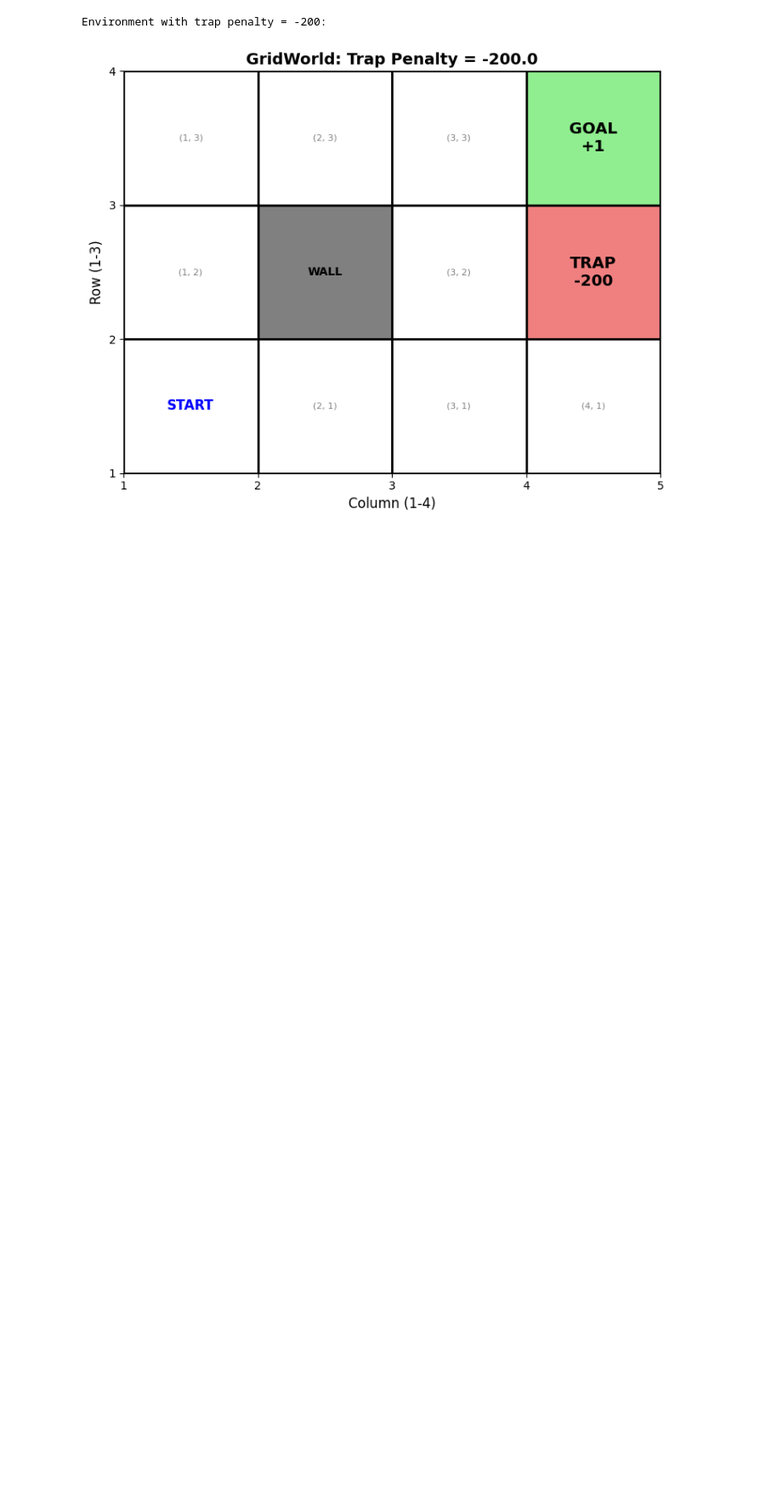
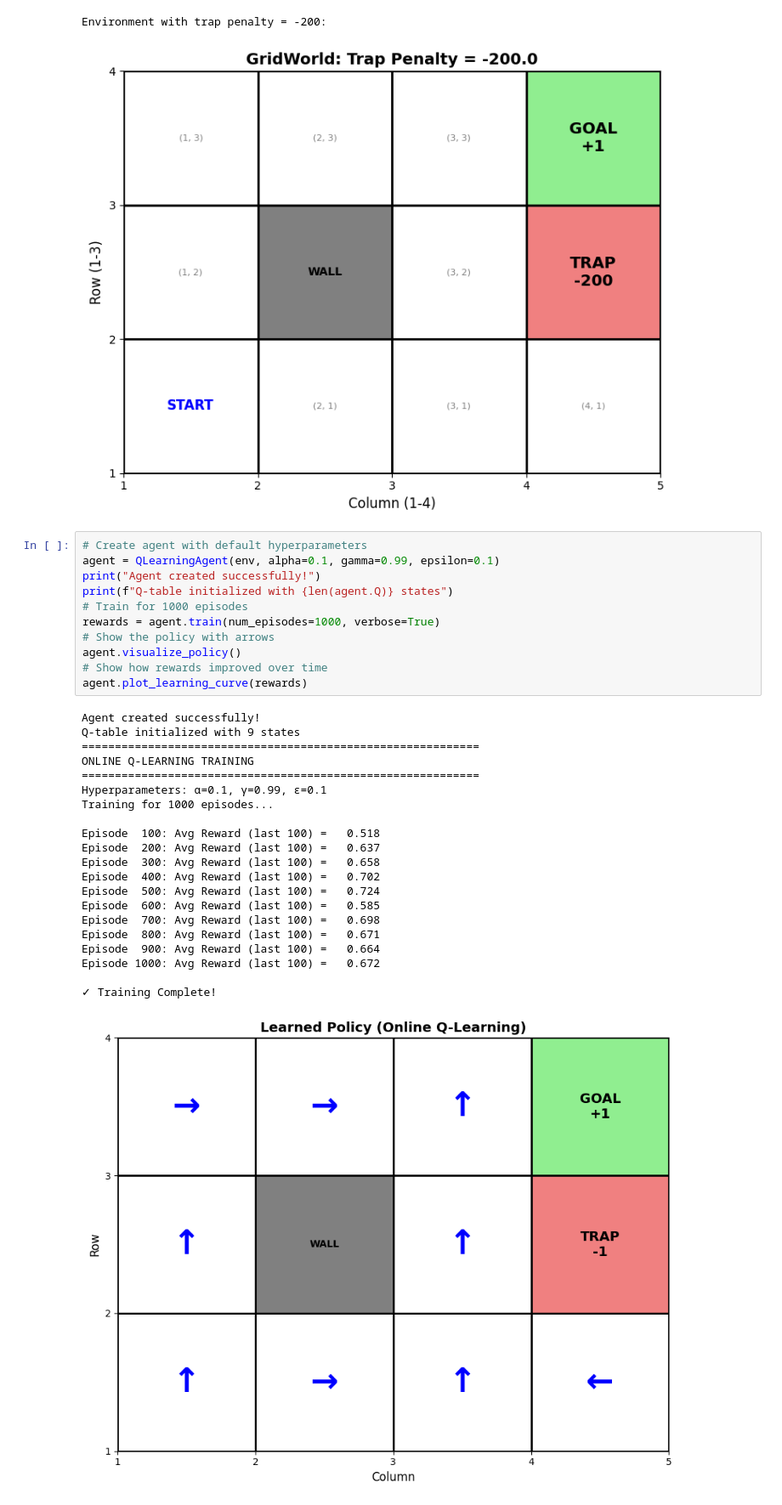
Before and after one commit to btvvardhan/Gridworld_Qlearning, a Jupyter notebook: Original.ipynb, the cells around one changed output. Shown at 85% size. Drawn from its saved outputs; the diff is of its cells as text; blank space fills up the shorter version.

```diff
--- a/Original.ipynb
+++ b/Original.ipynb
@@ -1963,3 +1961,36 @@ env_large.visualize_grid()
 # %% [output]
 Environment with trap penalty = -200:
 [figure]
+# %%
+# Create agent with default hyperparameters
+agent = QLearningAgent(env, alpha=0.1, gamma=0.99, epsilon=0.1)
+print("Agent created successfully!")
+print(f"Q-table initialized with {len(agent.Q)} states")
+# Train for 1000 episodes
+rewards = agent.train(num_episodes=1000, verbose=True)
+# Show the policy with arrows
+agent.visualize_policy()
+# Show how rewards improved over time
+agent.plot_learning_curve(rewards)
+# %% [output]
+Agent created successfully!
+Q-table initialized with 9 states
+============================================================
+ONLINE Q-LEARNING TRAINING
+============================================================
+Hyperparameters: α=0.1, γ=0.99, ε=0.1
+Training for 1000 episodes...
+
+Episode  100: Avg Reward (last 100) =   0.518
+Episode  200: Avg Reward (last 100) =   0.637
+Episode  300: Avg Reward (last 100) =   0.658
+Episode  400: Avg Reward (last 100) =   0.702
+Episode  500: Avg Reward (last 100) =   0.724
+Episode  600: Avg Reward (last 100) =   0.585
+Episode  700: Avg Reward (last 100) =   0.698
+Episode  800: Avg Reward (last 100) =   0.671
+Episode  900: Avg Reward (last 100) =   0.664
+Episode 1000: Avg Reward (last 100) =   0.672
+
+✓ Training Complete!
+[figure, added]
```
Also changed, not shown: parts of 3 cells of this notebook.
